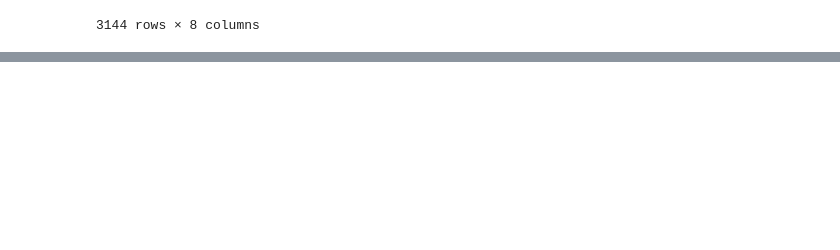
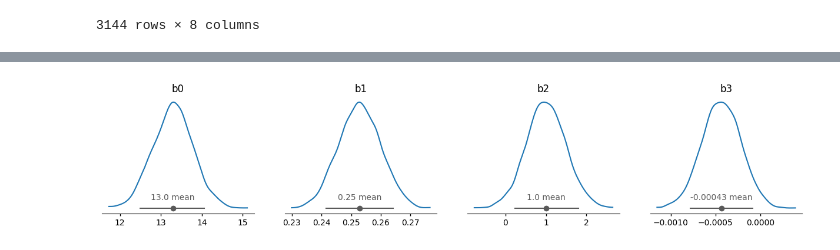
Before and after one commit to emilylmitchum/dsan5650-final-project, a Jupyter notebook: code/eda.ipynb, the cells around one changed output, grey strips where cells are left out. Cells and saved outputs as stored; diff of their text form; code cells hidden in the pictures; blank space fills up the shorter version.

```diff
--- a/code/eda.ipynb
+++ b/code/eda.ipynb
@@ -405,0 +423,3 @@ clean_s2402_df["greedy_profession_share"] = clean_s2402_df[goldin_greedy_cols].s
+# %%
+joined = pd.merge(counties, clean_s2402_df, how='left',on='county_fips')
+len(joined)
@@ -405,0 +428,5 @@ clean_s2402_df["greedy_profession_share"] = clean_s2402_df[goldin_greedy_cols].s
+# %%
+cc_df_2022 = cc_df[cc_df['Study Year'].eq(2022)]
+
+merged = pd.merge(joined, cc_df_2022, how='left', left_on='county_fips', right_on='County FIPS Code')
+len(merged)
@@ -405,0 +502,3 @@ clean_s2402_df["greedy_profession_share"] = clean_s2402_df[goldin_greedy_cols].s
+# %%
+merged = merged[~merged['FLFP Rate (20-64) with children under 6'].isna()]
+merged = merged[~merged['Center-based care (0-5)'].isna()]
@@ -405,0 +594,3 @@ clean_s2402_df["greedy_profession_share"] = clean_s2402_df[goldin_greedy_cols].s
+# %%
+with model:
+  idata = pm.sample()
@@ -405,0 +604,8 @@ clean_s2402_df["greedy_profession_share"] = clean_s2402_df[goldin_greedy_cols].s
+# %%
+az.plot_dist(
+  idata.posterior,
+  var_names=['b0','b1','b2','b3'],
+);
+plt.show()
+# %% [output]
+[figure, added]
```
Also changed, not shown: parts of 32 cells of this notebook, 4 other files.
